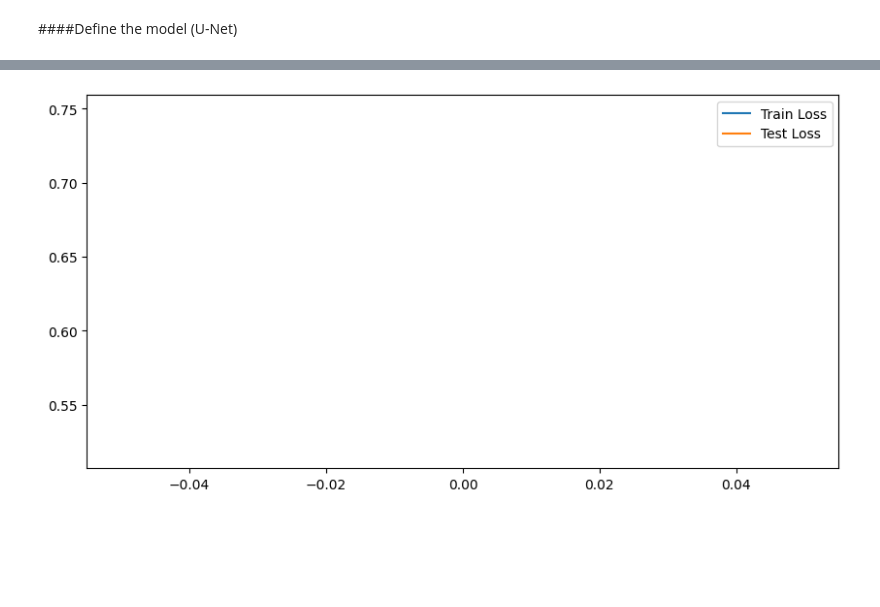
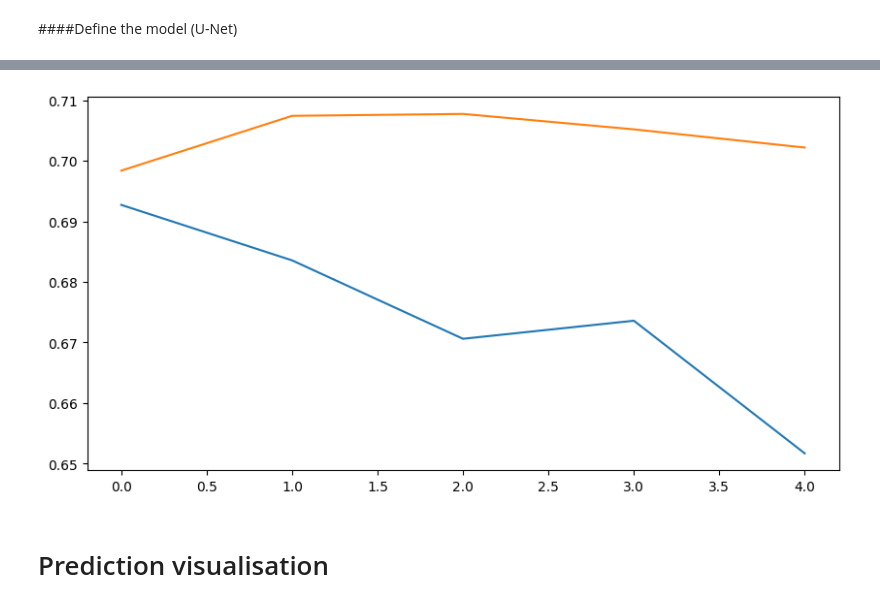
Before and after one commit to GeoKauko/TheNavySeals, a Jupyter notebook: 2_Seal_detection.ipynb, the cells around one changed output, grey strips where cells are left out. Saved outputs shown, nothing was run; the diff lists cells and outputs as text; code cells hidden in the pictures; blank space fills up the shorter version.

```diff
--- a/2_Seal_detection.ipynb
+++ b/2_Seal_detection.ipynb
@@ -116,7 +142,7 @@ test_loader = torch.utils.data.DataLoader(test_dataset, batch_size=batch_size, s
 # %% [markdown]
 ####Visualise image and corresponding mask
 # %%
-image, mask = train_dataset[0]
+image, mask = train_dataset[15]
 fig, axes = plt.subplots(1, 2, figsize=(10, 5))
 axes[0].imshow(image.permute(1, 2, 0))  # Convert from tensor format (C, H, W) to (H, W, C)
 axes[0].set_title('Image')
@@ -127,4 +153,5 @@ axes[1].axis('off')
 plt.show()
 
 print(image.shape)
+print(mask.shape)
 # %% [output]
@@ -194,7 +222,7 @@ Unet(
 )
 # %%
 learning_rate = 0.00001
-num_epochs = 10
+num_epochs = 5
 
 # Define the loss function and optimizer
 #Tversky loss https://www.kaggle.com/code/bigironsphere/loss-function-library-keras-pytorch
@@ -280 +312,3 @@ Epoch 1/1, Train Loss: 0.5184, Test Loss: 0.7478
-[figure, old version]
+[figure, new version]
+# %% [markdown]
+# Prediction visualisation
```
Also changed, not shown: parts of 8 cells of this notebook.
